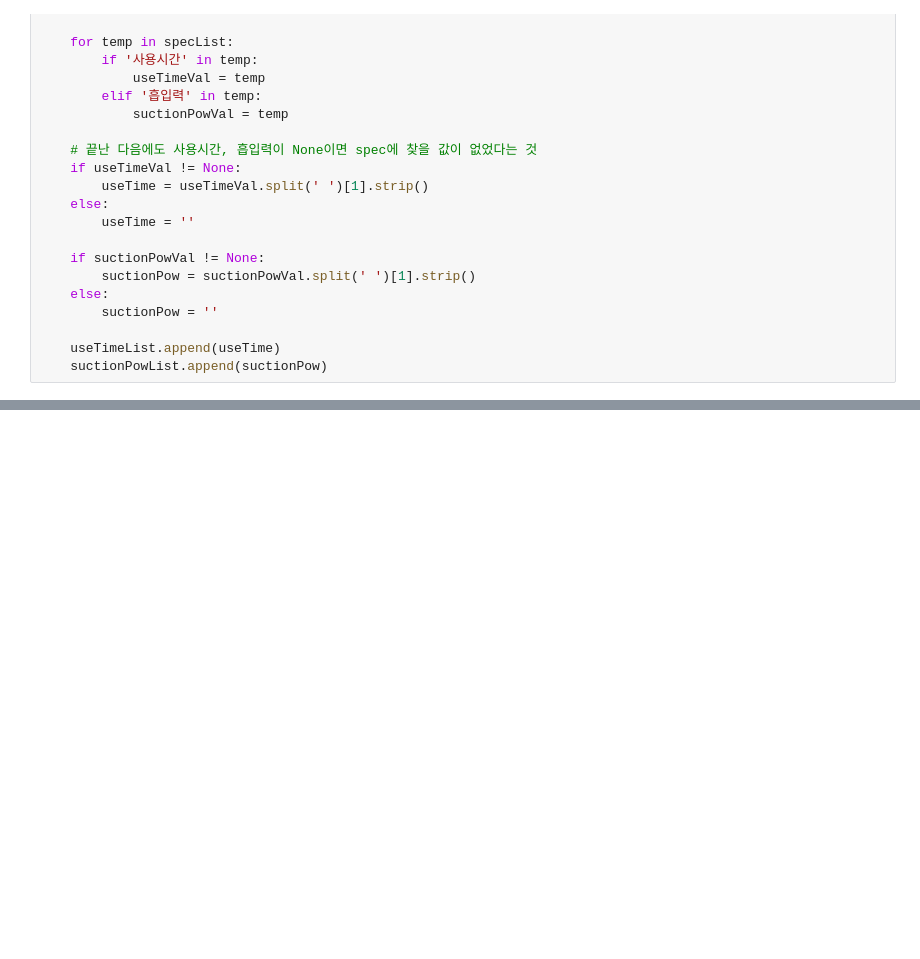
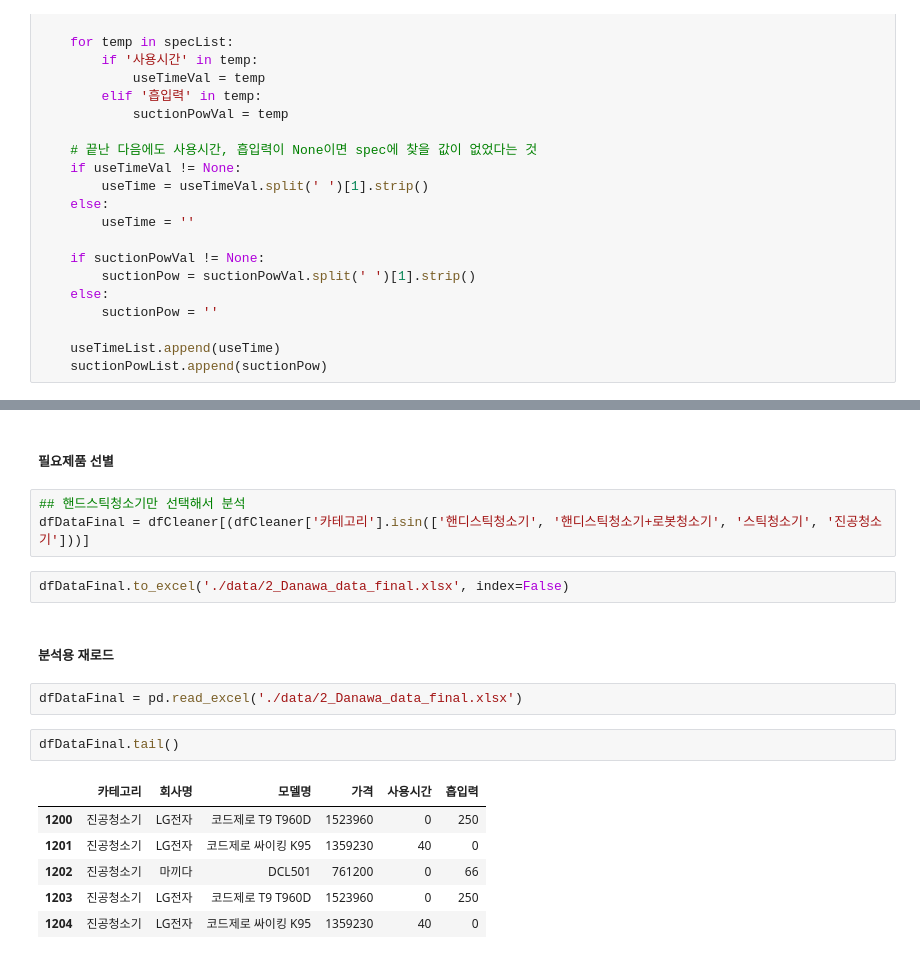
Before and after one commit to Koeyh/bigdata-analysis-2024, a Jupyter notebook: day08/da18무선청소기_인기상품_분석.ipynb, the cells around one changed output, grey strips where cells are left out. Saved outputs shown, nothing was run; the diff lists cells and outputs as text; blank space fills up the shorter version.

```diff
--- a/day08/da18무선청소기_인기상품_분석.ipynb
+++ b/day08/da18무선청소기_인기상품_분석.ipynb
@@ -323,0 +374,20 @@ suctionPowList
+# %% [markdown]
+##### 필요제품 선별
+# %%
+## 핸드스틱청소기만 선택해서 분석
+dfDataFinal = dfCleaner[(dfCleaner['카테고리'].isin(['핸디스틱청소기', '핸디스틱청소기+로봇청소기', '스틱청소기', '진공청소기']))]
+# %%
+dfDataFinal.to_excel('./data/2_Danawa_data_final.xlsx', index=False)
+# %% [markdown]
+##### 분석용 재로드
+# %%
+dfDataFinal = pd.read_excel('./data/2_Danawa_data_final.xlsx')
+# %%
+dfDataFinal.tail()
+# %% [output]
+|  | 카테고리 | 회사명 | 모델명 | 가격 | 사용시간 | 흡입력 |
+| 1200 | 진공청소기 | LG전자 | 코드제로 T9 T960D | 1523960 | 0 | 250 |
+| 1201 | 진공청소기 | LG전자 | 코드제로 싸이킹 K95 | 1359230 | 40 | 0 |
+| 1202 | 진공청소기 | 마끼다 | DCL501 | 761200 | 0 | 66 |
+| 1203 | 진공청소기 | LG전자 | 코드제로 T9 T960D | 1523960 | 0 | 250 |
+| 1204 | 진공청소기 | LG전자 | 코드제로 싸이킹 K95 | 1359230 | 40 | 0 |
```
Also changed, not shown: parts of 30 cells of this notebook, 5 other files.
